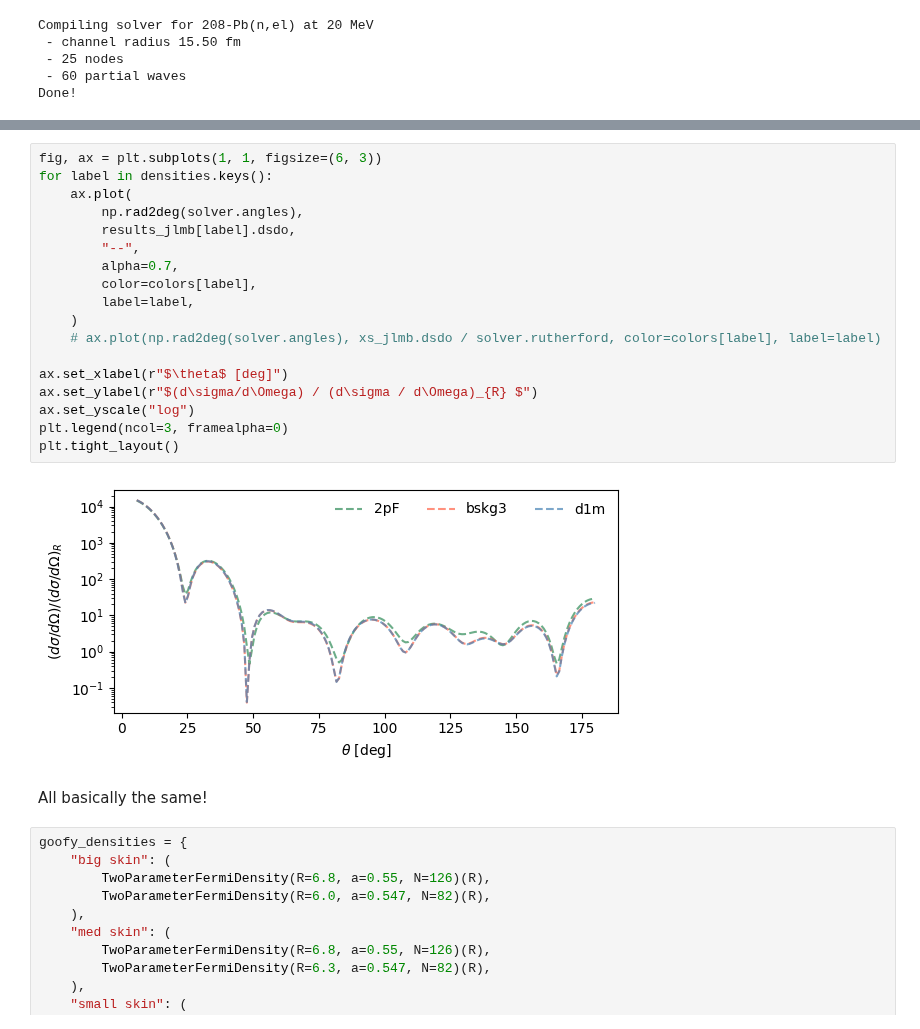
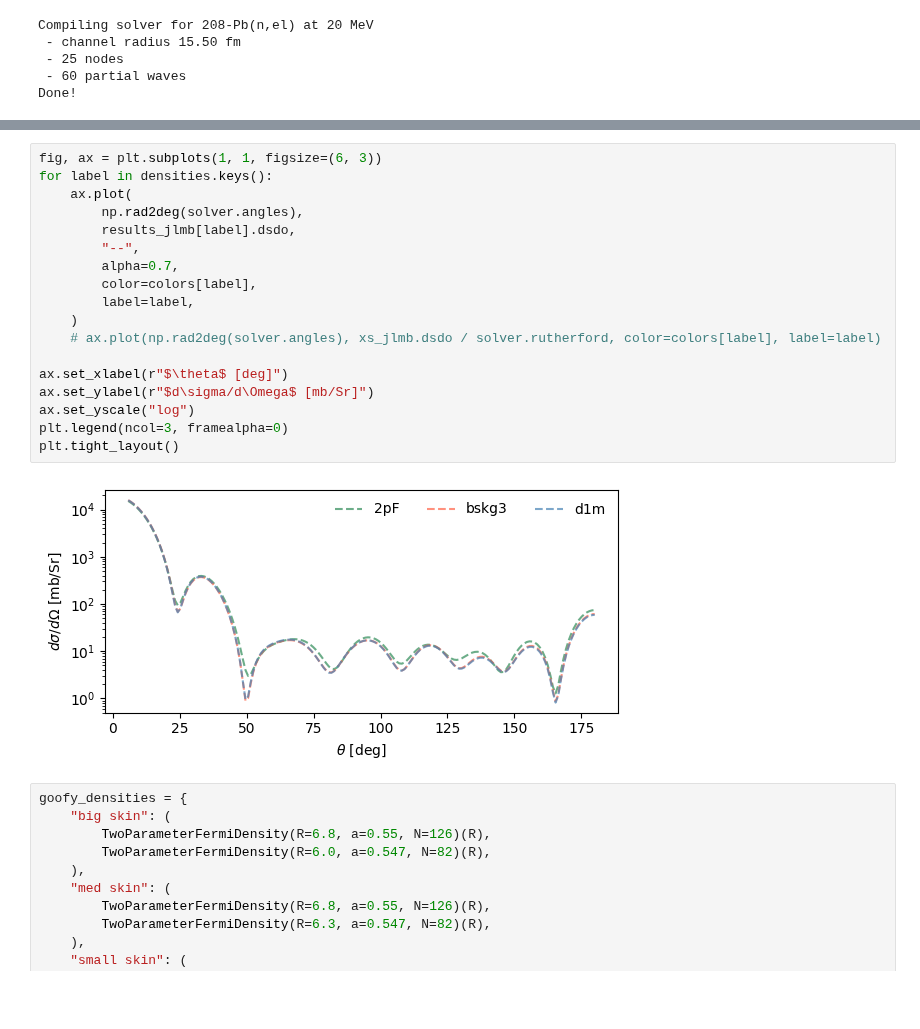
Before and after one commit to beykyle/jitr, a Jupyter notebook: examples/notebooks/example_jlm.ipynb, the cells around one changed output, grey strips where cells are left out. Cells and saved outputs as stored; diff of their text form; blank space fills up the shorter version.

```diff
--- a/examples/notebooks/example_jlm.ipynb
+++ b/examples/notebooks/example_jlm.ipynb
@@ -771,25 +792,23 @@ Wall time: 20.1 ms
 # %%
 fig, ax = plt.subplots(1, 1, figsize=(6, 3))
 for label in densities.keys():
     ax.plot(
         np.rad2deg(solver.angles),
         results_jlmb[label].dsdo,
         "--",
         alpha=0.7,
         color=colors[label],
         label=label,
     )
     # ax.plot(np.rad2deg(solver.angles), xs_jlmb.dsdo / solver.rutherford, color=colors[label], label=label)
 
 ax.set_xlabel(r"$\theta$ [deg]")
-ax.set_ylabel(r"$(d\sigma/d\Omega) / (d\sigma / d\Omega)_{R} $")
+ax.set_ylabel(r"$d\sigma/d\Omega$ [mb/Sr]")
 ax.set_yscale("log")
 plt.legend(ncol=3, framealpha=0)
 plt.tight_layout()
 # %% [output]
-[figure, old version]
+[figure, new version]
-# %% [markdown]
-All basically the same!
 # %%
 goofy_densities = {
     "big skin": (
```
Also changed, not shown: parts of 15 cells of this notebook, 2 other files.
